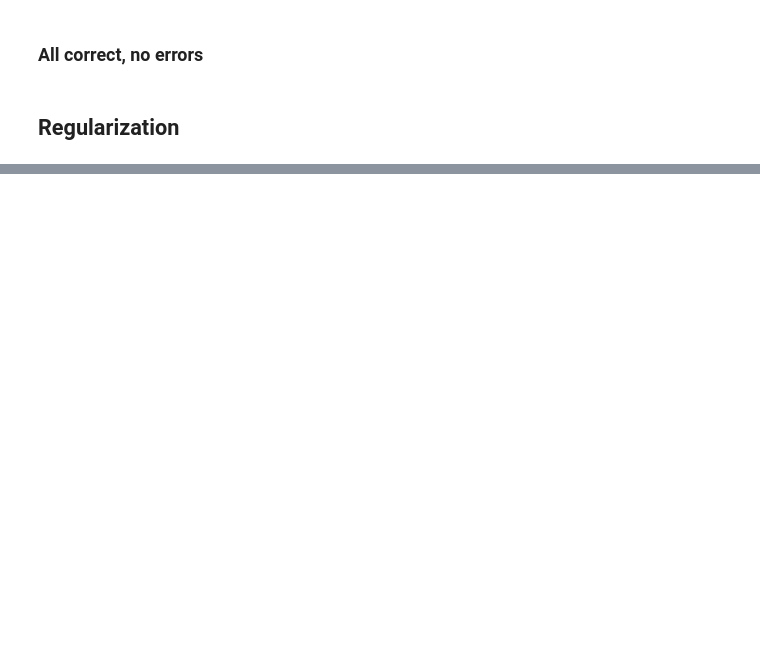
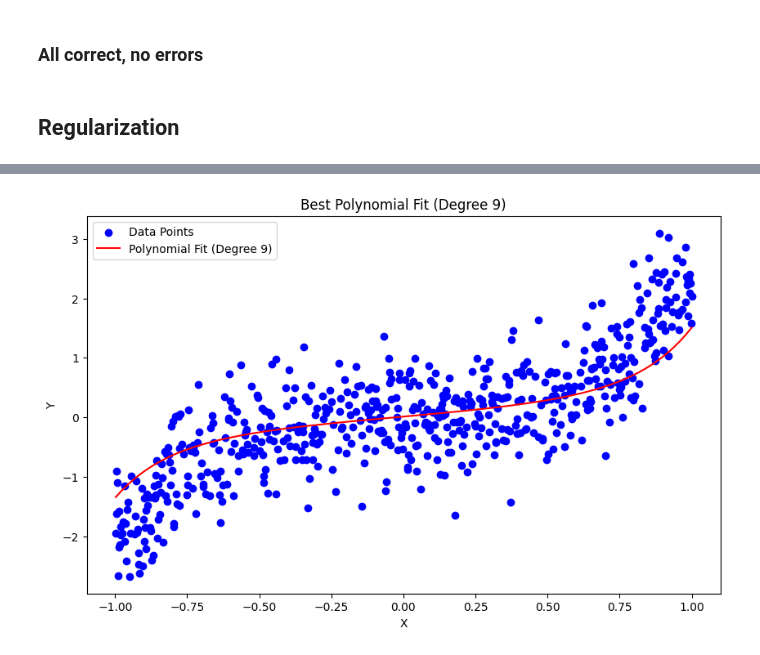
Before and after one commit to RastogiAdit/FODS-Assignment_1, a Jupyter notebook: Assignment-1.ipynb, the cells around one changed output, grey strips where cells are left out. Drawn from its saved outputs; the diff is of its cells as text; code cells hidden in the pictures; blank space fills up the shorter version.

```diff
--- a/Assignment-1.ipynb
+++ b/Assignment-1.ipynb
@@ -282,0 +294,23 @@ plt.show()
+# %%
+best_deg = degrees[np.argmin(test_errors)]  # Get degree with lowest test error
+
+X_train_design_best = pre_compute(train_set['X'].values, best_deg)
+y_train = train_set['Y'].values
+
+w_best = np.zeros(best_deg + 1)
+w_best = gradient_descent_L2_vectorized(X_train_design_best, y_train, w_best, ln_lambda=0.01, max_iter=500)
+
+X_plot = np.linspace(min(train_set['X'].values), max(train_set['X'].values), 100)
+X_plot_design = pre_compute(X_plot, best_deg)
+y_plot = np.dot(X_plot_design, w_best)
+
+plt.figure(figsize=(10, 6))
+plt.scatter(train_set['X'], train_set['Y'], color='blue', label='Data Points')
+plt.plot(X_plot, y_plot, color='red', label=f'Polynomial Fit (Degree {best_deg})')
+plt.xlabel('X')
+plt.ylabel('Y')
+plt.title(f'Best Polynomial Fit (Degree {best_deg})')
+plt.legend()
+plt.show()
+# %% [output]
+[figure, added]
```
Also changed, not shown: parts of 9 cells of this notebook, 1 other file.
